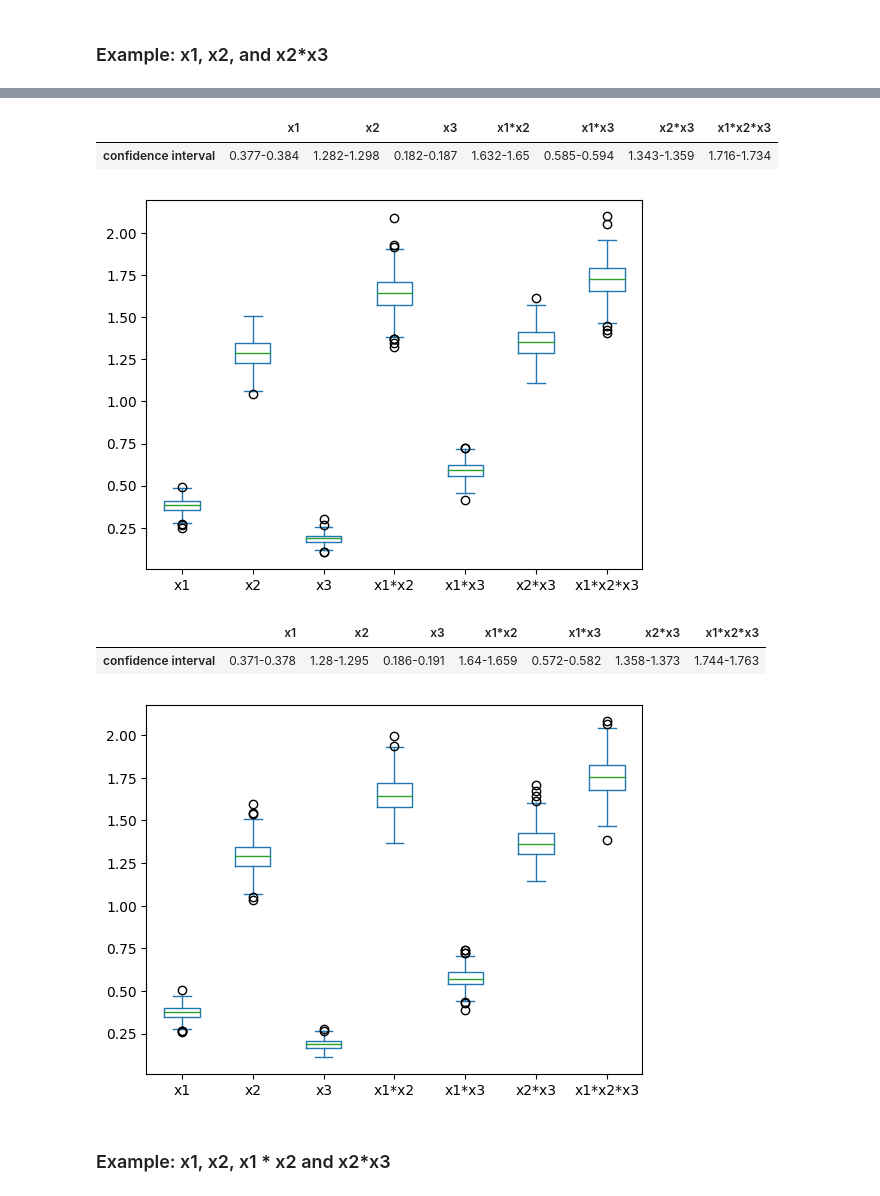
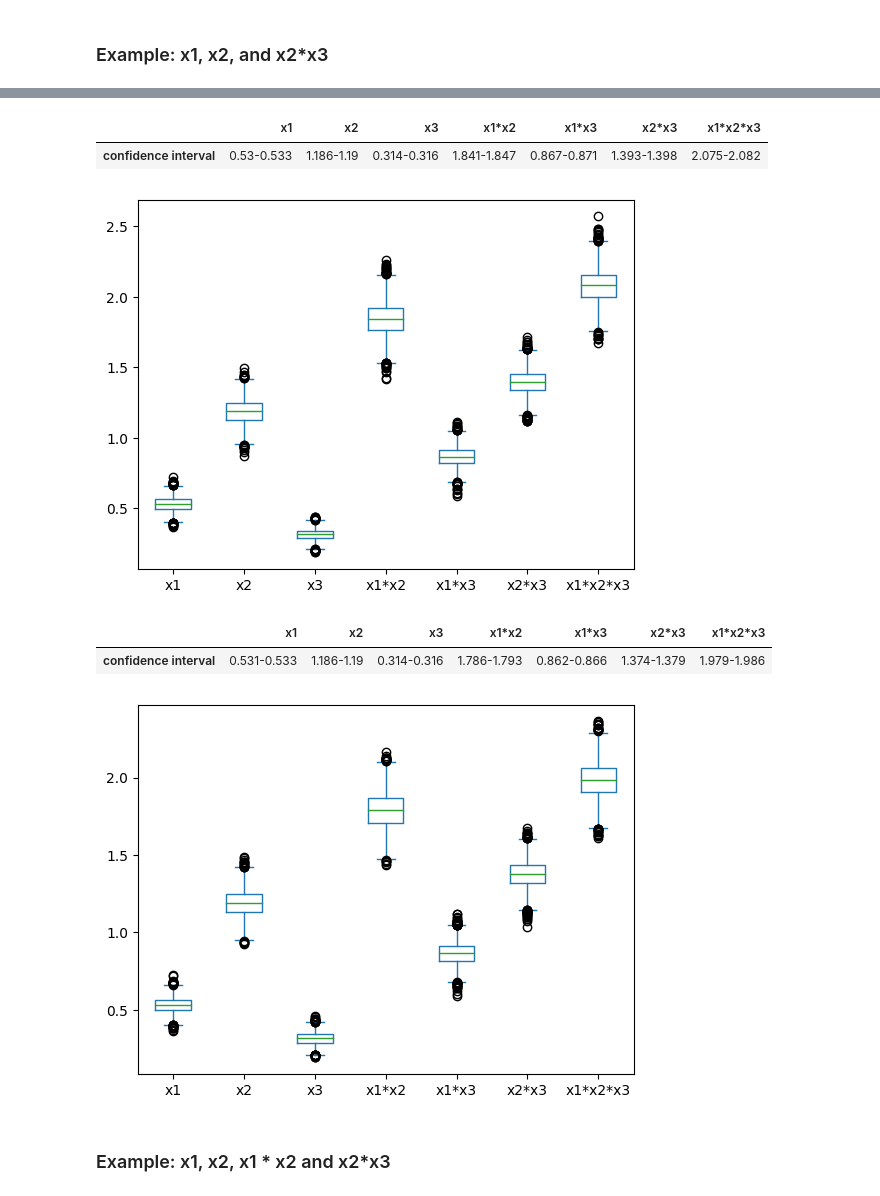
Before and after one commit to leeparkuky/barcode, a Jupyter notebook: permutation_score/testing.ipynb, the cells around one changed output, grey strips where cells are left out. Saved outputs shown, nothing was run; the diff lists cells and outputs as text; code cells hidden in the pictures.

```diff
--- a/permutation_score/testing.ipynb
+++ b/permutation_score/testing.ipynb
@@ -217,19 +315,19 @@ plt.show()
 # %%
-result = permutation_importance_together(X_test, y_test, model = reg, n_repeats = 500)
+result = permutation_importance_together(X_test, y_test, model = reg, n_repeats = 5000)
 visualize_result(result)
 confidence_interval(result)
 # %% [output]
 |  | x1 | x2 | x3 | x1*x2 | x1*x3 | x2*x3 | x1*x2*x3 |
-| confidence interval | 0.377-0.384 | 1.282-1.298 | 0.182-0.187 | 1.632-1.65 | 0.585-0.594 | 1.343-1.359 | 1.716-1.734 |
+| confidence interval | 0.53-0.533 | 1.186-1.19 | 0.314-0.316 | 1.841-1.847 | 0.867-0.871 | 1.393-1.398 | 2.075-2.082 |
-[figure, old version]
+[figure, new version]
 # %%
-result = permutation_importance_separate(X_test, y_test, model = reg, n_repeats = 500)
+result = permutation_importance_separate(X_test, y_test, model = reg, n_repeats = 5000)
 visualize_result(result)
 confidence_interval(result)
 # %% [output]
 |  | x1 | x2 | x3 | x1*x2 | x1*x3 | x2*x3 | x1*x2*x3 |
-| confidence interval | 0.371-0.378 | 1.28-1.295 | 0.186-0.191 | 1.64-1.659 | 0.572-0.582 | 1.358-1.373 | 1.744-1.763 |
+| confidence interval | 0.531-0.533 | 1.186-1.19 | 0.314-0.316 | 1.786-1.793 | 0.862-0.866 | 1.374-1.379 | 1.979-1.986 |
-[figure, old version]
+[figure, new version]
 # %% [markdown]
 ### Example: x1, x2, x1 * x2 and x2*x3
 # %%
```
Also changed, not shown: parts of 132 cells of this notebook, 4 other files.
